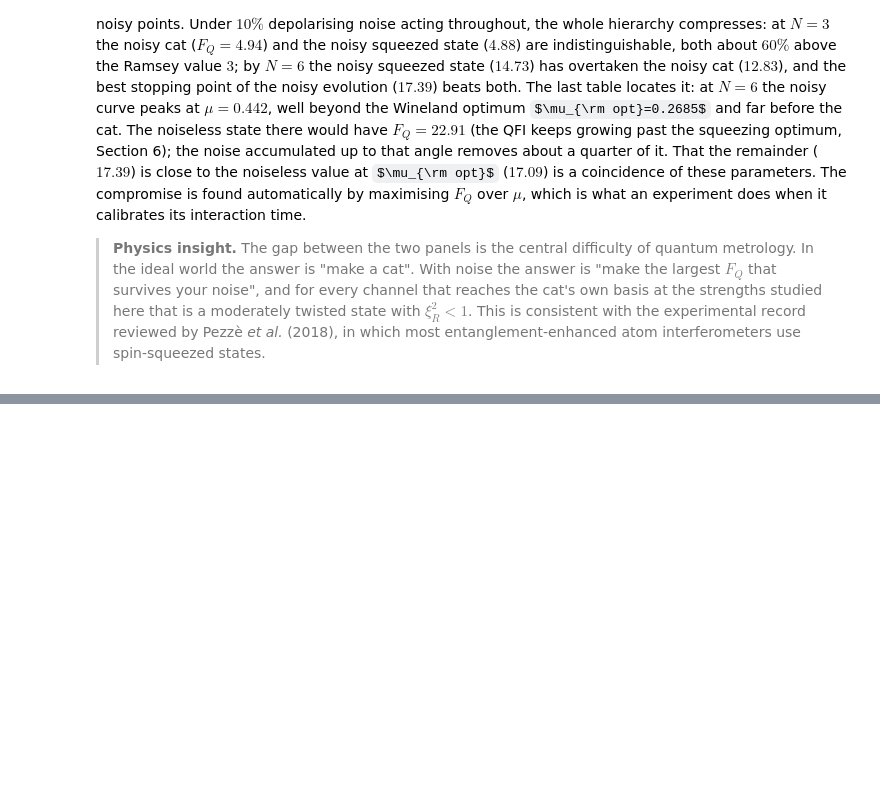
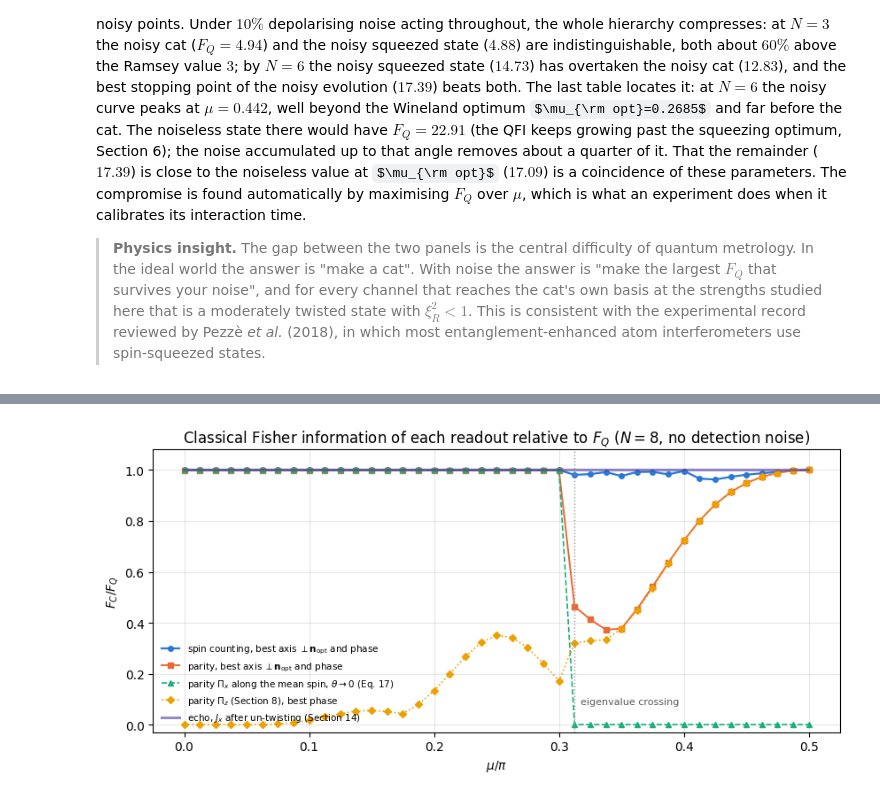
Before and after one commit to MarcinPlodzien/quantum-many-body-simulation, a Jupyter notebook: ch10_quantum_metrology_protocols/34_oat_to_ghz_full_metrology_protocol.ipynb, the cells around one changed output, grey strips where cells are left out. Cells and saved outputs as stored; diff of their text form; code cells hidden in the pictures; some formulas as TeX source; blank space fills up the shorter version.

Commit message:
Notebook 34: Fisher information of the readouts and the echo protocol

```diff
--- a/ch10_quantum_metrology_protocols/34_oat_to_ghz_full_metrology_protocol.ipynb
+++ b/ch10_quantum_metrology_protocols/34_oat_to_ghz_full_metrology_protocol.ipynb
@@ -1792,15 +1812,33 @@ for N in (3, 4, 5, 6):
     # w still holds the g = 0.10 spectrum: its second eigenvalue belongs to a generator PERPENDICULAR to the cat axis
     print(f"{N:4d} | " + " ".join(f"{v:10.4f}" for v in vals) + f" | {N ** 2:6d} {N:4d} | {float(w[-2]):23.4f}")
 
-print("\nratio F_Q(g)/F_Q(0), the exponential fit  F_Q/N^2 = exp(-kappa N),  and kappa from Eq. (14):")
+print("\nratio F_Q(g)/F_Q(0), the exponential fit  F_Q/N^2 = exp(-kappa N),  and kappa from Eq. (14a):")
 for j, g in enumerate((0.02, 0.05, 0.10)):
     r = np.array([row[1][j + 1] / row[1][0] for row in frag_rows])
     Nv = np.array([row[0] for row in frag_rows], dtype=float)
     kappa = -np.polyfit(Nv, np.log(r), 1)[0]
     kappa_th = -np.log((1 - 4 * g / 3) ** 2 / (1 - 2 * g / 3))
     print(f"   gamma = {g:.2f}:  ratios " + " ".join(f"{x:.4f}" for x in r)
-          + f"   ->  decay exp(-{kappa:.4f} N) per qubit;   Eq. (14): kappa = {kappa_th:.4f}")
+          + f"   ->  decay exp(-{kappa:.4f} N) per qubit;   Eq. (14a): kappa = {kappa_th:.4f}")
     assert abs(kappa - kappa_th) < 0.02 * kappa_th
+
+
+def depol_cat_exact(N, g):
+    """Eq. (14): F_Q(J_cat)/N^2 = (1-4g/3)^(2N) / [ (1-2g/3)^N + (2g/3)^N ]  (exact, every N and g)."""
+    return (1 - 4 * g / 3) ** (2 * N) / ((1 - 2 * g / 3) ** N + (2 * g / 3) ** N)
+
+
+print("\nEq. (14) (exact) and the geometric law Eq. (14a) against the computed F_Q^max / N^2:")
+print(f"{'N':>4s} {'gamma':>6s} | {'F_Q/N^2 computed':>17s} {'Eq. (14)':>12s} {'|diff|':>9s} | "
+      f"{'Eq. (14a)':>12s} {'rel. diff':>10s} {'[2g/(3-2g)]^N':>14s}")
+for N, vals in frag_rows:
+    for j, g in enumerate((0.02, 0.05, 0.10)):
+        Fn = vals[j + 1] / N ** 2
+        ex, geo = depol_cat_exact(N, g), ((1 - 4 * g / 3) ** 2 / (1 - 2 * g / 3)) ** N
+        print(f"{N:4d} {g:6.2f} | {Fn:17.12f} {ex:12.9f} {abs(Fn - ex):9.1e} | {geo:12.9f} "
+              f"{(geo - Fn) / Fn:10.2e} {(2 * g / (3 - 2 * g)) ** N:14.2e}")
+        assert abs(Fn - ex) < 1e-10                                 # Eq. (14) is exact
+        assert abs((geo - Fn) / Fn - (2 * g / (3 - 2 * g)) ** N) < 1e-8   # Eq. (14a) misses exactly this term
 # %% [output]
    N |     g=0.00     g=0.02     g=0.05     g=0.10 |    N^2    N |  2nd eigenvalue, g=0.10
    3 |     9.0000     7.9671     6.5859     4.6891 |      9    3 |                  1.9986
@@ -1976,0 +2301,21 @@ which is what an experiment does when it calibrates its interaction time.
+# %%
+# ==============================================================================
+# FIGURE: which readout reaches F_Q where
+# ==============================================================================
+fig, ax = plt.subplots(figsize=(8.6, 4.2))
+x = MU_RD / np.pi
+ax.plot(x, ratios["count"], "o-", color=PALETTE[0], ms=4, lw=1.6, label=r"spin counting, best axis $\perp\mathbf{n}_{\rm opt}$ and phase")
+ax.plot(x, ratios["parity"], "s-", color=PALETTE[1], ms=4, lw=1.4, label=r"parity, best axis $\perp\mathbf{n}_{\rm opt}$ and phase")
+ax.plot(x, ratios["parity_x"], "^--", color=PALETTE[2], ms=4, lw=1.2,
+        label=r"parity $\Pi_x$ along the mean spin, $\theta\to0$ (Eq. 17)")
+ax.plot(x, ratios["parity_z"], "D:", color=PALETTE[3], ms=4, lw=1.2, label=r"parity $\Pi_z$ (Section 8), best phase")
+ax.plot(x, ratios["echo"], "-", color=PALETTE[5], lw=2.2, alpha=0.6, label=r"echo, $J_x$ after un-twisting (Section 14)")
+if mu_cross is not None:                     # even N only
+    ax.axvline(mu_cross / np.pi, color="0.6", ls=":", lw=1.0)
+    ax.text(mu_cross / np.pi + 0.005, 0.08, "eigenvalue crossing", fontsize=8, color="0.35")
+ax.set_xlabel(r"$\mu/\pi$"); ax.set_ylabel(r"$F_C/F_Q$"); ax.set_ylim(-0.03, 1.08)
+ax.set_title(f"Classical Fisher information of each readout relative to $F_Q$ ($N={N_RD}$, no detection noise)")
+ax.legend(fontsize=7.5, loc="lower left")
+fig.tight_layout(); plt.show()
+# %% [output]
+[figure, added]
```
Also changed, not shown: parts of 24 cells of this notebook, 1 other file.
